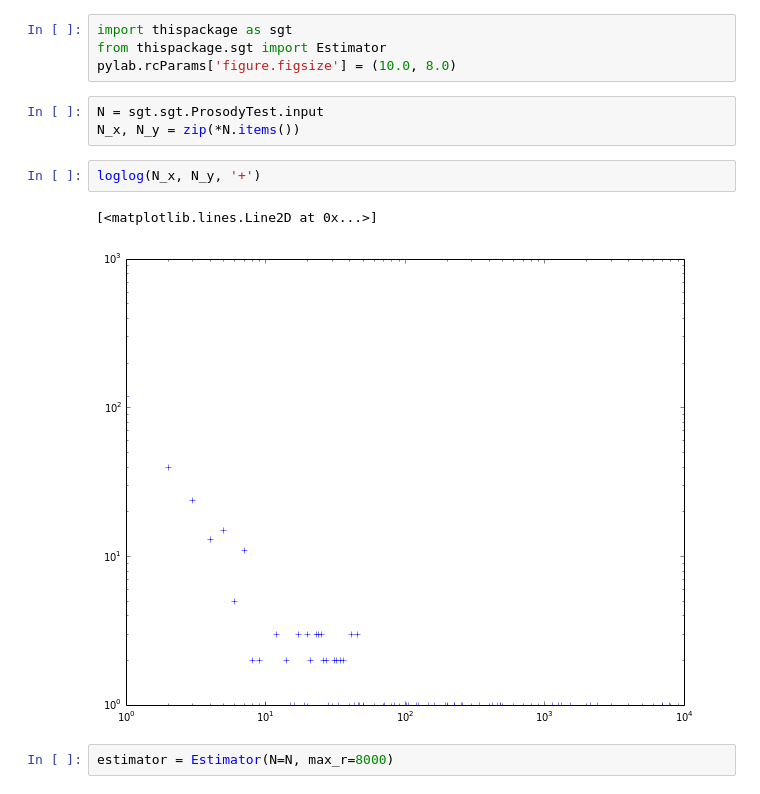
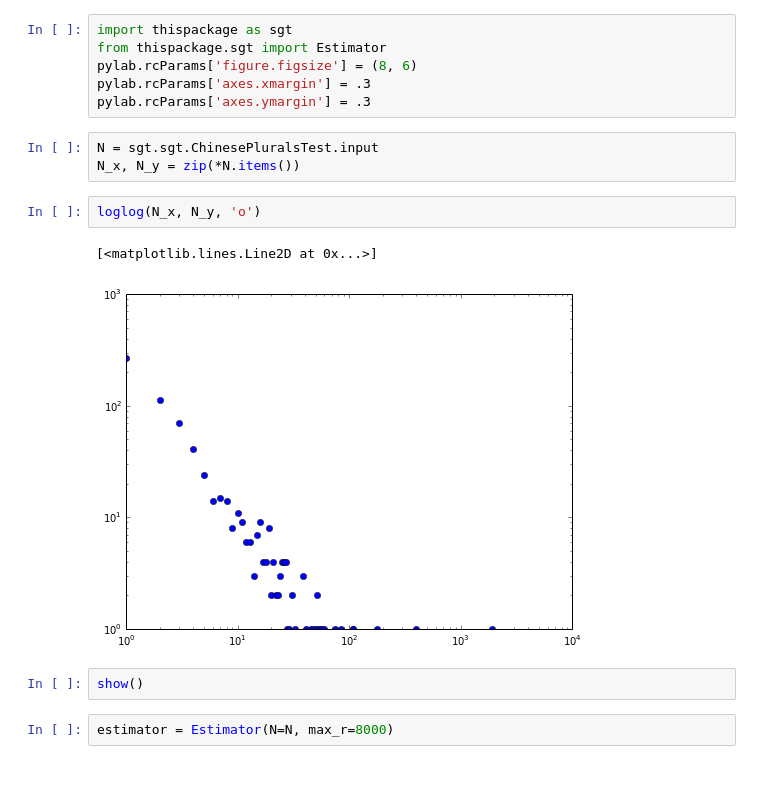
Before and after one commit to zack112358/simple-good-turing-estimation, a Jupyter notebook: figures.ipynb, the cells around one changed output. Cells and saved outputs as stored; diff of their text form.

Commit message:
Fixed figures notebook

```diff
--- a/figures.ipynb
+++ b/figures.ipynb
@@ -1,15 +1,19 @@
 # %%
 import thispackage as sgt
 from thispackage.sgt import Estimator
-pylab.rcParams['figure.figsize'] = (10.0, 8.0)
+pylab.rcParams['figure.figsize'] = (8, 6)
+pylab.rcParams['axes.xmargin'] = .3
+pylab.rcParams['axes.ymargin'] = .3
 # %%
-N = sgt.sgt.ProsodyTest.input
+N = sgt.sgt.ChinesePluralsTest.input
 N_x, N_y = zip(*N.items())
 # %%
-loglog(N_x, N_y, '+')
+loglog(N_x, N_y, 'o')
 # %% [output]
 [<matplotlib.lines.Line2D at 0x...>]
-[figure, old version]
+[figure, new version]
+# %%
+show()
 # %%
 estimator = Estimator(N=N, max_r=8000)
 # %%
```
Also changed, not shown: parts of 3 cells of this notebook.
